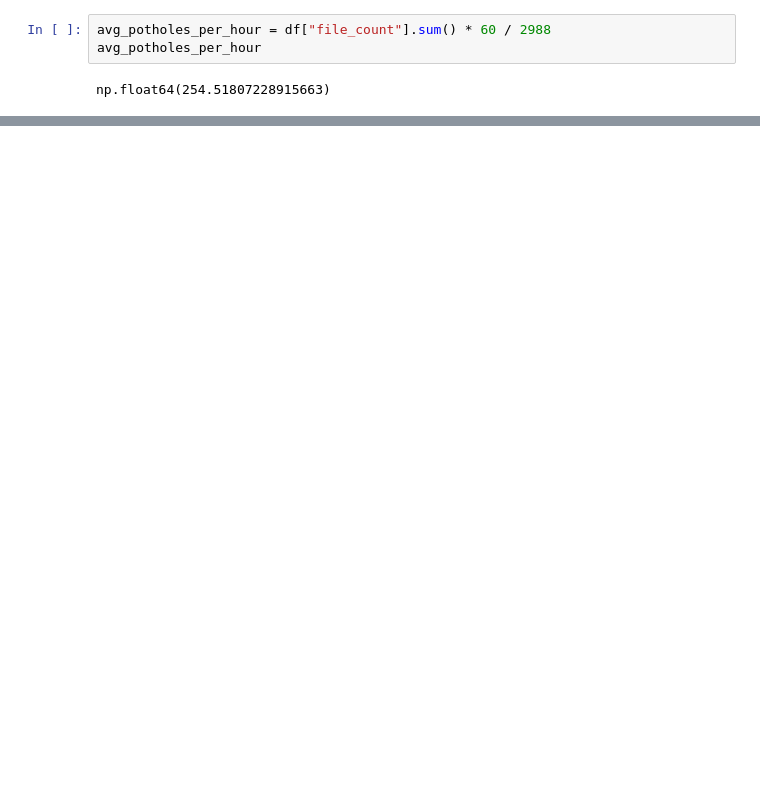
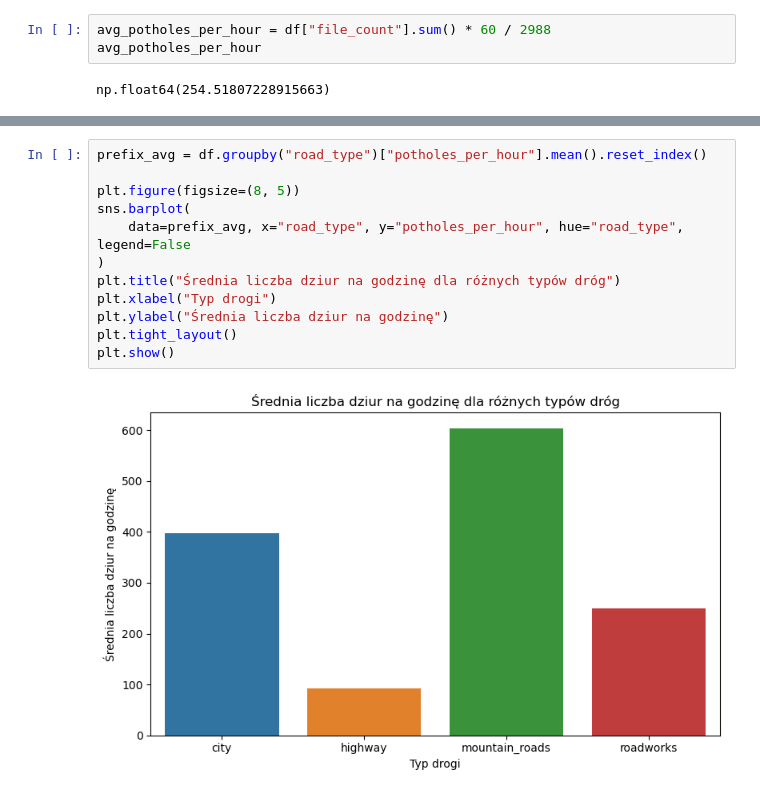
Before and after one commit to adis92202/CarVision_MGR, a Jupyter notebook: notebooks/eda.ipynb, the cells around one changed output, grey strips where cells are left out. Drawn from its saved outputs; the diff is of its cells as text; blank space fills up the shorter version.

```diff
--- a/notebooks/eda.ipynb
+++ b/notebooks/eda.ipynb
@@ -104,0 +249,14 @@ np.float64(254.51807228915663)
+# %%
+prefix_avg = df.groupby("road_type")["potholes_per_hour"].mean().reset_index()
+
+plt.figure(figsize=(8, 5))
+sns.barplot(
+    data=prefix_avg, x="road_type", y="potholes_per_hour", hue="road_type", legend=False
+)
+plt.title("Średnia liczba dziur na godzinę dla różnych typów dróg")
+plt.xlabel("Typ drogi")
+plt.ylabel("Średnia liczba dziur na godzinę")
+plt.tight_layout()
+plt.show()
+# %% [output]
+[figure, added]
```
Also changed, not shown: parts of 31 cells of this notebook.
